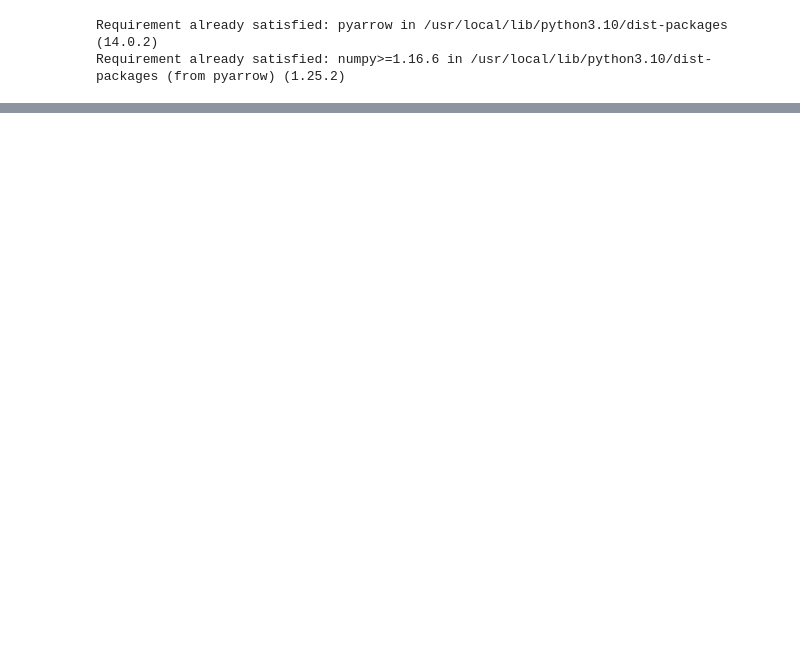
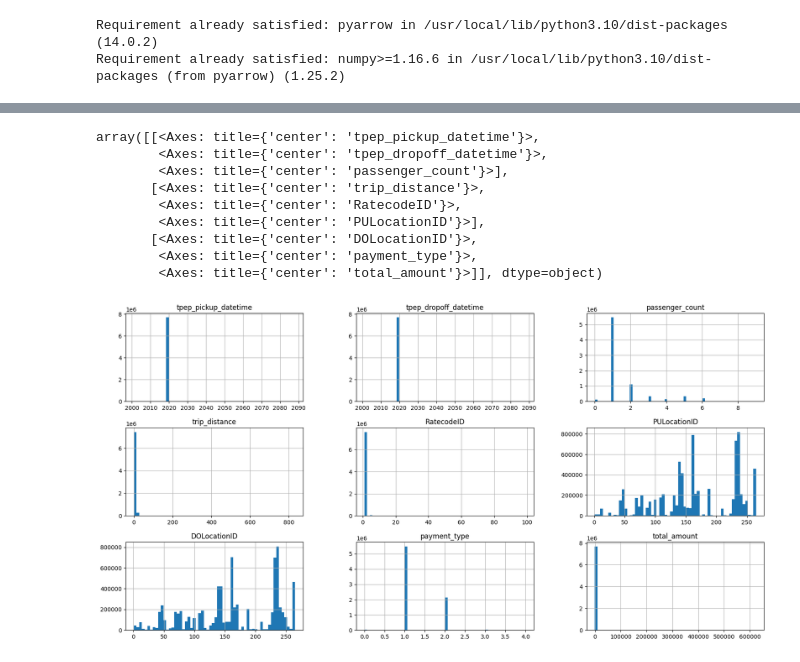
Before and after one commit to Ramani66/New-York-Texi, a Jupyter notebook: Presentable.ipynb, the cells around one changed output, grey strips where cells are left out. Cells and saved outputs as stored; diff of their text form; code cells hidden in the pictures; blank space fills up the shorter version.

```diff
--- a/Presentable.ipynb
+++ b/Presentable.ipynb
@@ -9,7 +12,8 @@ import pyarrow.parquet as pq
 Requirement already satisfied: pyarrow in /usr/local/lib/python3.10/dist-packages (14.0.2)
 Requirement already satisfied: numpy>=1.16.6 in /usr/local/lib/python3.10/dist-packages (from pyarrow) (1.25.2)
 # %%
-# output_file_parquet = pq.read_table('/content/yellow_tripdata_2019-01.parquet')
-# output = output_file_parquet.to_pandas()
-# output.head()
+texi_2019jan = pq.read_table('/content/yellow_tripdata_2019-01.parquet')
+output = texi_2019jan.to_pandas()
+texi_data = pd.concat([output])
+texi_data.head()
 # %% [output]
@@ -16,0 +35,3 @@ FileNotFoundError: /content/yellow_tripdata_2019-01.parquet
+# %%
+texi_data = texi_data[['tpep_pickup_datetime','tpep_dropoff_datetime','passenger_count', 'trip_distance','RatecodeID','PULocationID','DOLocationID','payment_type','total_amount']]
+texi_data.head()
@@ -16,0 +45,13 @@ FileNotFoundError: /content/yellow_tripdata_2019-01.parquet
+# %%
+texi_data.hist(figsize=(20,10),bins=60)
+# %% [output]
+array([[<Axes: title={'center': 'tpep_pickup_datetime'}>,
+        <Axes: title={'center': 'tpep_dropoff_datetime'}>,
+        <Axes: title={'center': 'passenger_count'}>],
+       [<Axes: title={'center': 'trip_distance'}>,
+        <Axes: title={'center': 'RatecodeID'}>,
+        <Axes: title={'center': 'PULocationID'}>],
+       [<Axes: title={'center': 'DOLocationID'}>,
+        <Axes: title={'center': 'payment_type'}>,
+        <Axes: title={'center': 'total_amount'}>]], dtype=object)
+[figure, added]
```
Also changed, not shown: parts of 4 cells of this notebook.
